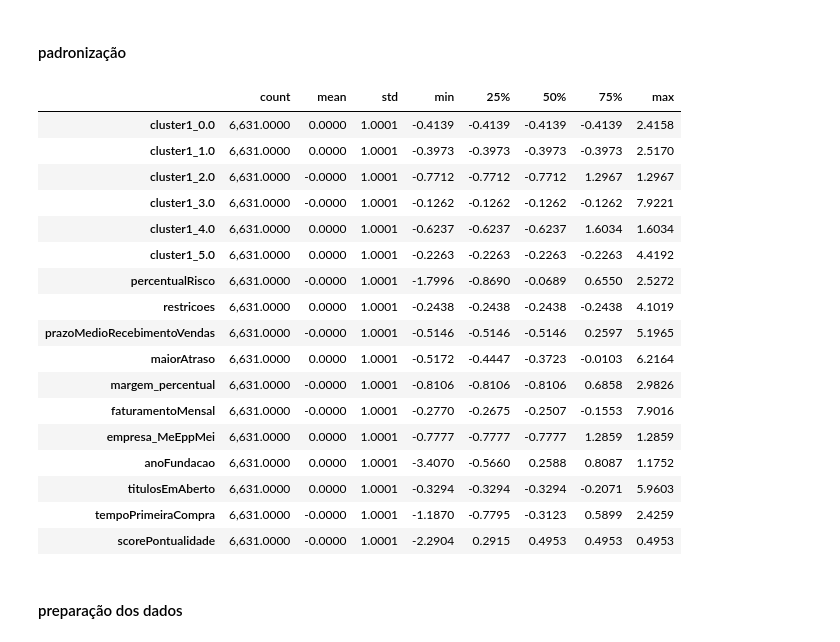
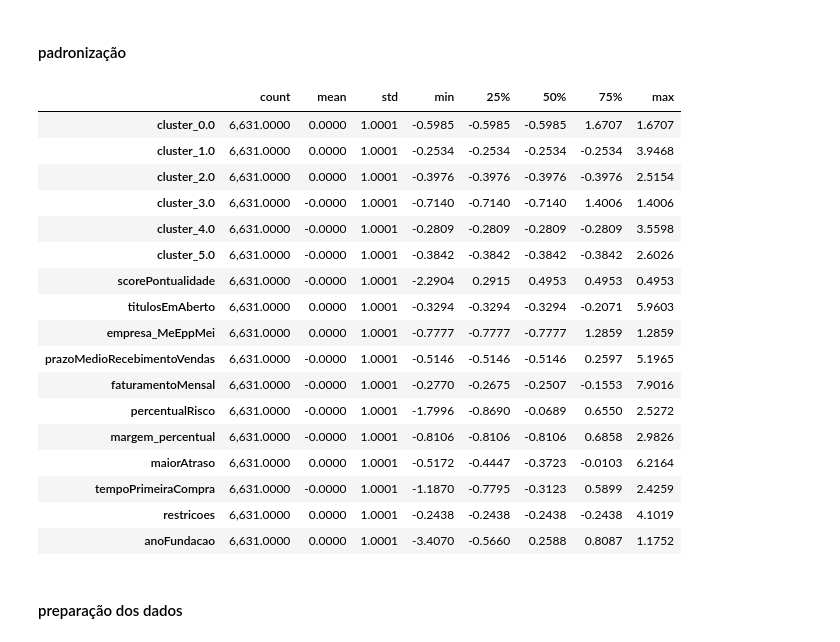
Before and after one commit to jonaszarpellon/fiap-ai-mba-bootcamp-credit, a Jupyter notebook: 4.Análise de Risco.ipynb, the cells around one changed output. Saved outputs shown, nothing was run; the diff lists cells and outputs as text; code cells hidden in the pictures.

```diff
--- a/4.Análise de Risco.ipynb
+++ b/4.Análise de Risco.ipynb
@@ -310,35 +304,35 @@ a segmentação de clientes previamente obtida será utilizada no treinamento do
 # %%
 # aplica padronização por z-score
 @pf.register_dataframe_method
 def standardize(
 		data: pd.DataFrame,
 	) -> pd.DataFrame:
 	X = data.copy()
 	# clip outliers
 	X = X.clip(lower=X.quantile(0.01), upper=X.quantile(0.99), axis=1)
 	standardizer = StandardScaler()
 	X = pd.DataFrame(standardizer.fit_transform(X), columns=X.columns)
 	return X
-data.filter_status().engineer().select().encode(['cluster1']).type_cast().clean().standardize().describe().T
+data.filter_status().engineer().select().encode(['cluster']).type_cast().clean().standardize().describe().T
 # %% [output]
 |  | count | mean | std | min | 25% | 50% | 75% | max |
-| cluster1_0.0 | 6,631.0000 | 0.0000 | 1.0001 | -0.4139 | -0.4139 | -0.4139 | -0.4139 | 2.4158 |
-| cluster1_1.0 | 6,631.0000 | 0.0000 | 1.0001 | -0.3973 | -0.3973 | -0.3973 | -0.3973 | 2.5170 |
-| cluster1_2.0 | 6,631.0000 | -0.0000 | 1.0001 | -0.7712 | -0.7712 | -0.7712 | 1.2967 | 1.2967 |
-| cluster1_3.0 | 6,631.0000 | -0.0000 | 1.0001 | -0.1262 | -0.1262 | -0.1262 | -0.1262 | 7.9221 |
-| cluster1_4.0 | 6,631.0000 | 0.0000 | 1.0001 | -0.6237 | -0.6237 | -0.6237 | 1.6034 | 1.6034 |
-| cluster1_5.0 | 6,631.0000 | 0.0000 | 1.0001 | -0.2263 | -0.2263 | -0.2263 | -0.2263 | 4.4192 |
+| cluster_0.0 | 6,631.0000 | 0.0000 | 1.0001 | -0.5985 | -0.5985 | -0.5985 | 1.6707 | 1.6707 |
+| cluster_1.0 | 6,631.0000 | 0.0000 | 1.0001 | -0.2534 | -0.2534 | -0.2534 | -0.2534 | 3.9468 |
+| cluster_2.0 | 6,631.0000 | 0.0000 | 1.0001 | -0.3976 | -0.3976 | -0.3976 | -0.3976 | 2.5154 |
+| cluster_3.0 | 6,631.0000 | -0.0000 | 1.0001 | -0.7140 | -0.7140 | -0.7140 | 1.4006 | 1.4006 |
+| cluster_4.0 | 6,631.0000 | -0.0000 | 1.0001 | -0.2809 | -0.2809 | -0.2809 | -0.2809 | 3.5598 |
+| cluster_5.0 | 6,631.0000 | -0.0000 | 1.0001 | -0.3842 | -0.3842 | -0.3842 | -0.3842 | 2.6026 |
+| scorePontualidade | 6,631.0000 | -0.0000 | 1.0001 | -2.2904 | 0.2915 | 0.4953 | 0.4953 | 0.4953 |
+| titulosEmAberto | 6,631.0000 | 0.0000 | 1.0001 | -0.3294 | -0.3294 | -0.3294 | -0.2071 | 5.9603 |
+| empresa_MeEppMei | 6,631.0000 | 0.0000 | 1.0001 | -0.7777 | -0.7777 | -0.7777 | 1.2859 | 1.2859 |
+| prazoMedioRecebimentoVendas | 6,631.0000 | -0.0000 | 1.0001 | -0.5146 | -0.5146 | -0.5146 | 0.2597 | 5.1965 |
+| faturamentoMensal | 6,631.0000 | -0.0000 | 1.0001 | -0.2770 | -0.2675 | -0.2507 | -0.1553 | 7.9016 |
 | percentualRisco | 6,631.0000 | -0.0000 | 1.0001 | -1.7996 | -0.8690 | -0.0689 | 0.6550 | 2.5272 |
+| margem_percentual | 6,631.0000 | -0.0000 | 1.0001 | -0.8106 | -0.8106 | -0.8106 | 0.6858 | 2.9826 |
+| maiorAtraso | 6,631.0000 | 0.0000 | 1.0001 | -0.5172 | -0.4447 | -0.3723 | -0.0103 | 6.2164 |
+| tempoPrimeiraCompra | 6,631.0000 | -0.0000 | 1.0001 | -1.1870 | -0.7795 | -0.3123 | 0.5899 | 2.4259 |
 | restricoes | 6,631.0000 | 0.0000 | 1.0001 | -0.2438 | -0.2438 | -0.2438 | -0.2438 | 4.1019 |
-| prazoMedioRecebimentoVendas | 6,631.0000 | -0.0000 | 1.0001 | -0.5146 | -0.5146 | -0.5146 | 0.2597 | 5.1965 |
-| maiorAtraso | 6,631.0000 | 0.0000 | 1.0001 | -0.5172 | -0.4447 | -0.3723 | -0.0103 | 6.2164 |
-| margem_percentual | 6,631.0000 | -0.0000 | 1.0001 | -0.8106 | -0.8106 | -0.8106 | 0.6858 | 2.9826 |
-| faturamentoMensal | 6,631.0000 | -0.0000 | 1.0001 | -0.2770 | -0.2675 | -0.2507 | -0.1553 | 7.9016 |
-| empresa_MeEppMei | 6,631.0000 | 0.0000 | 1.0001 | -0.7777 | -0.7777 | -0.7777 | 1.2859 | 1.2859 |
 | anoFundacao | 6,631.0000 | 0.0000 | 1.0001 | -3.4070 | -0.5660 | 0.2588 | 0.8087 | 1.1752 |
-| titulosEmAberto | 6,631.0000 | 0.0000 | 1.0001 | -0.3294 | -0.3294 | -0.3294 | -0.2071 | 5.9603 |
-| tempoPrimeiraCompra | 6,631.0000 | -0.0000 | 1.0001 | -1.1870 | -0.7795 | -0.3123 | 0.5899 | 2.4259 |
-| scorePontualidade | 6,631.0000 | -0.0000 | 1.0001 | -2.2904 | 0.2915 | 0.4953 | 0.4953 | 0.4953 |
 # %% [markdown]
 #### preparação dos dados
 # %%
```
Also changed, not shown: parts of 23 cells of this notebook.
